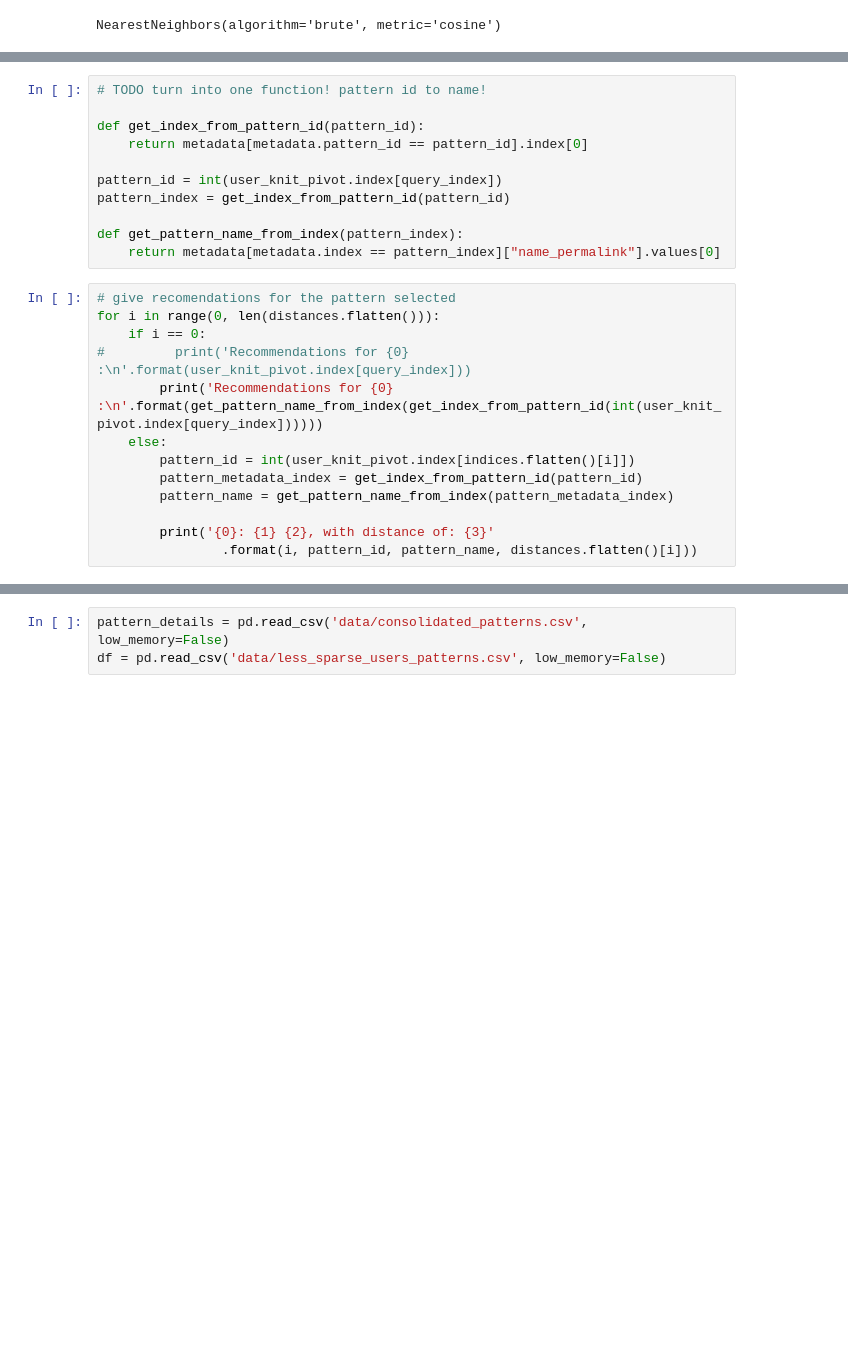
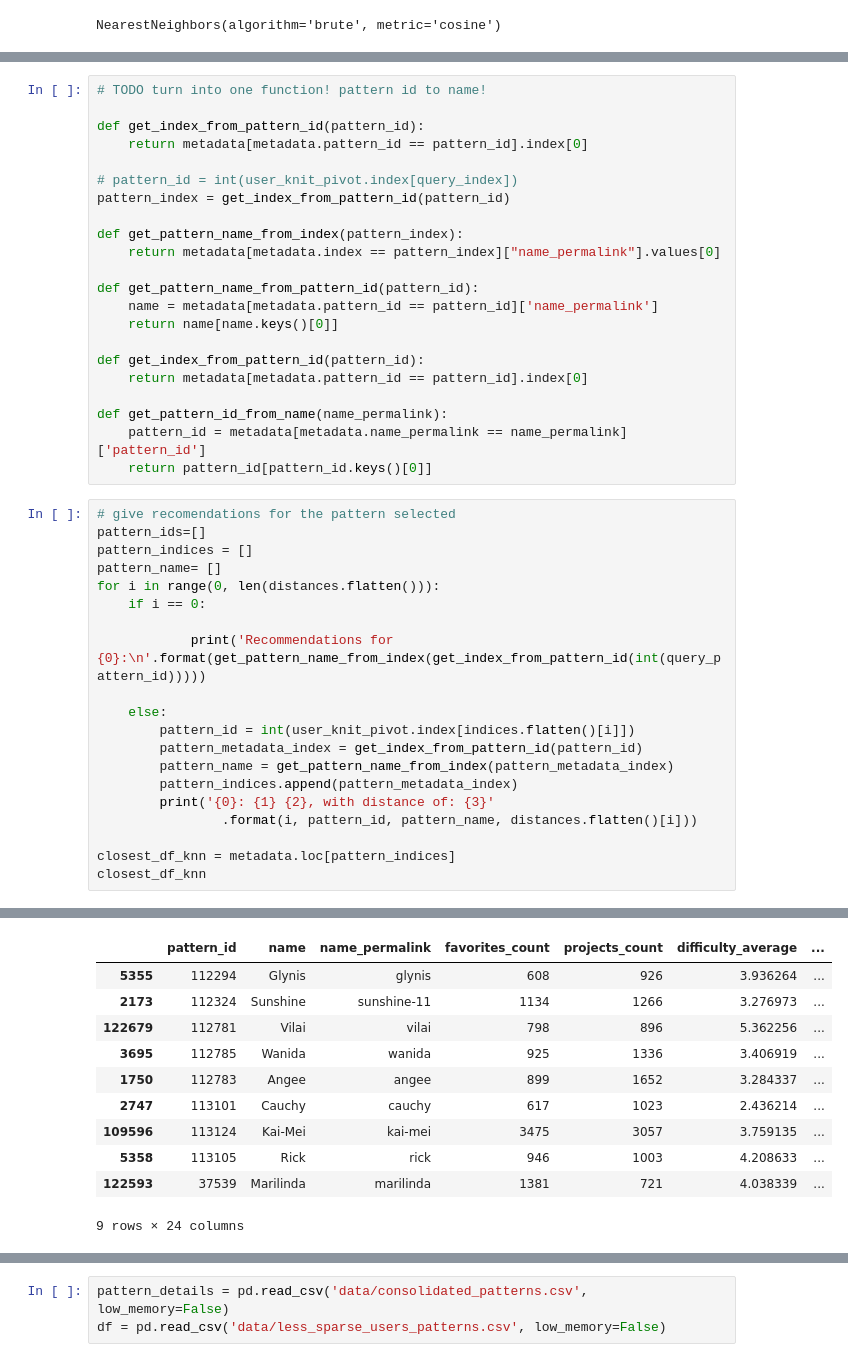
Before and after one commit to LilaKelland/Ravelry-Recommender-Engine, a Jupyter notebook: 4.1-collaborative-recommender.ipynb, the cells around one changed output, grey strips where cells are left out. Saved outputs shown, nothing was run; the diff lists cells and outputs as text; blank space fills up the shorter version.

```diff
--- a/4.1-collaborative-recommender.ipynb
+++ b/4.1-collaborative-recommender.ipynb
@@ -92,22 +137,40 @@ distances, indices = model_knn.kneighbors(user_knit_pivot.iloc[query_index,:].va
 def get_index_from_pattern_id(pattern_id):
     return metadata[metadata.pattern_id == pattern_id].index[0]
 
-pattern_id = int(user_knit_pivot.index[query_index])
+# pattern_id = int(user_knit_pivot.index[query_index])
 pattern_index = get_index_from_pattern_id(pattern_id)
 
 def get_pattern_name_from_index(pattern_index):
     return metadata[metadata.index == pattern_index]["name_permalink"].values[0]
+
+def get_pattern_name_from_pattern_id(pattern_id):
+    name = metadata[metadata.pattern_id == pattern_id]['name_permalink']
+    return name[name.keys()[0]]
+
+def get_index_from_pattern_id(pattern_id):
+    return metadata[metadata.pattern_id == pattern_id].index[0]
+
+def get_pattern_id_from_name(name_permalink):
+    pattern_id = metadata[metadata.name_permalink == name_permalink]['pattern_id']
+    return pattern_id[pattern_id.keys()[0]]
 # %%
 # give recomendations for the pattern selected
+pattern_ids=[]
+pattern_indices = []
+pattern_name= []
 for i in range(0, len(distances.flatten())):
     if i == 0:
-#         print('Recommendations for {0} :\n'.format(user_knit_pivot.index[query_index]))
-        print('Recommendations for {0} :\n'.format(get_pattern_name_from_index(get_index_from_pattern_id(int(user_knit_pivot.index[query_index])))))
+
+            print('Recommendations for {0}:\n'.format(get_pattern_name_from_index(get_index_from_pattern_id(int(query_pattern_id)))))
+
     else:
         pattern_id = int(user_knit_pivot.index[indices.flatten()[i]])
         pattern_metadata_index = get_index_from_pattern_id(pattern_id)
         pattern_name = get_pattern_name_from_index(pattern_metadata_index)
-
+        pattern_indices.append(pattern_metadata_index)
         print('{0}: {1} {2}, with distance of: {3}'
                 .format(i, pattern_id, pattern_name, distances.flatten()[i]))
+
+closest_df_knn = metadata.loc[pattern_indices]
+closest_df_knn
 # %% [output]
@@ -125 +188,12 @@ Recommendations for bandana-cowl :
+|  | pattern_id | name | name_permalink | favorites_count | projects_count | difficulty_average | ... |
+| 5355 | 112294 | Glynis | glynis | 608 | 926 | 3.936264 | ... |
+| 2173 | 112324 | Sunshine | sunshine-11 | 1134 | 1266 | 3.276973 | ... |
+| 122679 | 112781 | Vilai | vilai | 798 | 896 | 5.362256 | ... |
+| 3695 | 112785 | Wanida | wanida | 925 | 1336 | 3.406919 | ... |
+| 1750 | 112783 | Angee | angee | 899 | 1652 | 3.284337 | ... |
+| 2747 | 113101 | Cauchy | cauchy | 617 | 1023 | 2.436214 | ... |
+| 109596 | 113124 | Kai-Mei | kai-mei | 3475 | 3057 | 3.759135 | ... |
+| 5358 | 113105 | Rick | rick | 946 | 1003 | 4.208633 | ... |
+| 122593 | 37539 | Marilinda | marilinda | 1381 | 721 | 4.038339 | ... |
+9 rows × 24 columns
 # %% [markdown]
```
Also changed, not shown: parts of 60 cells of this notebook, 9 other files.
